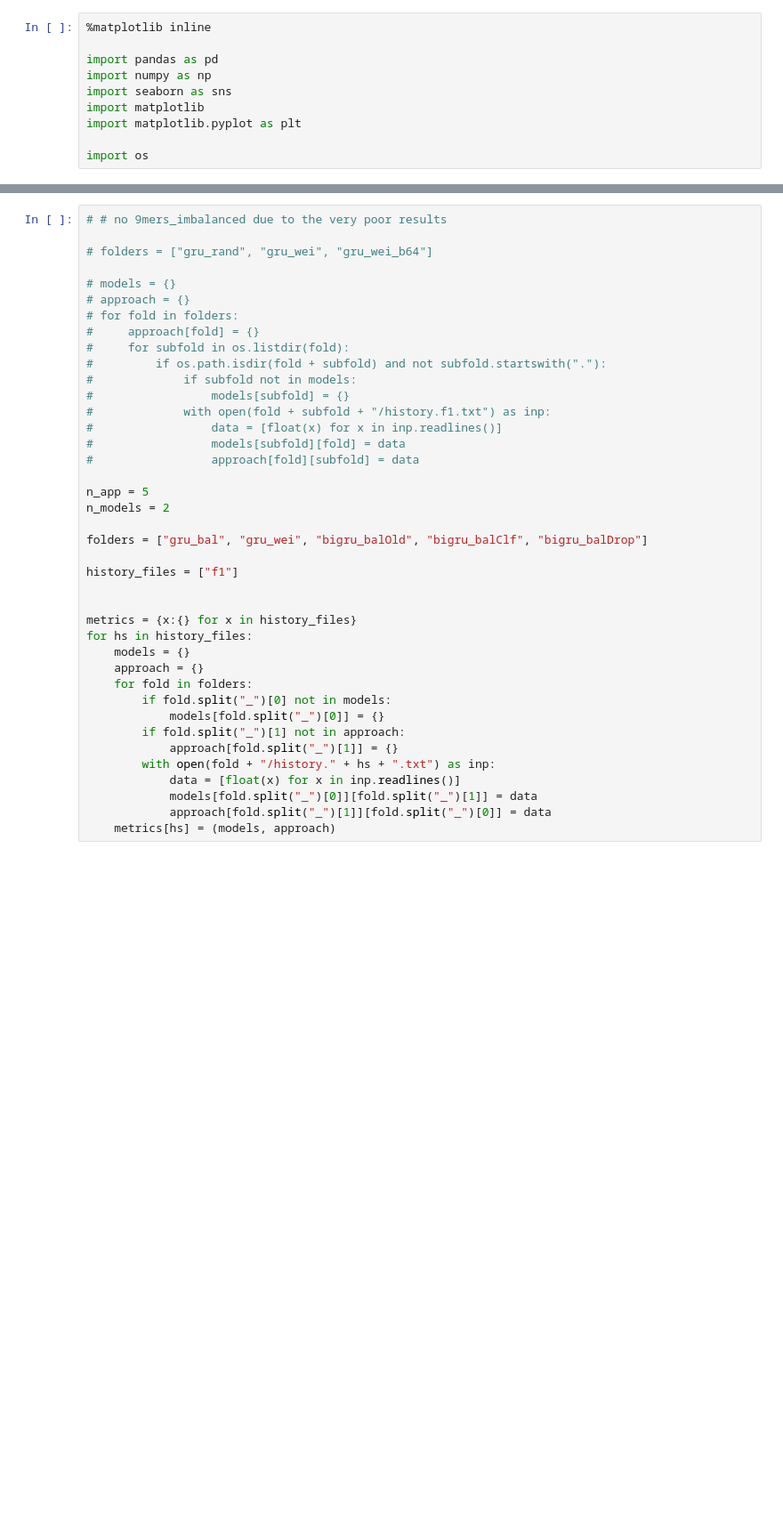
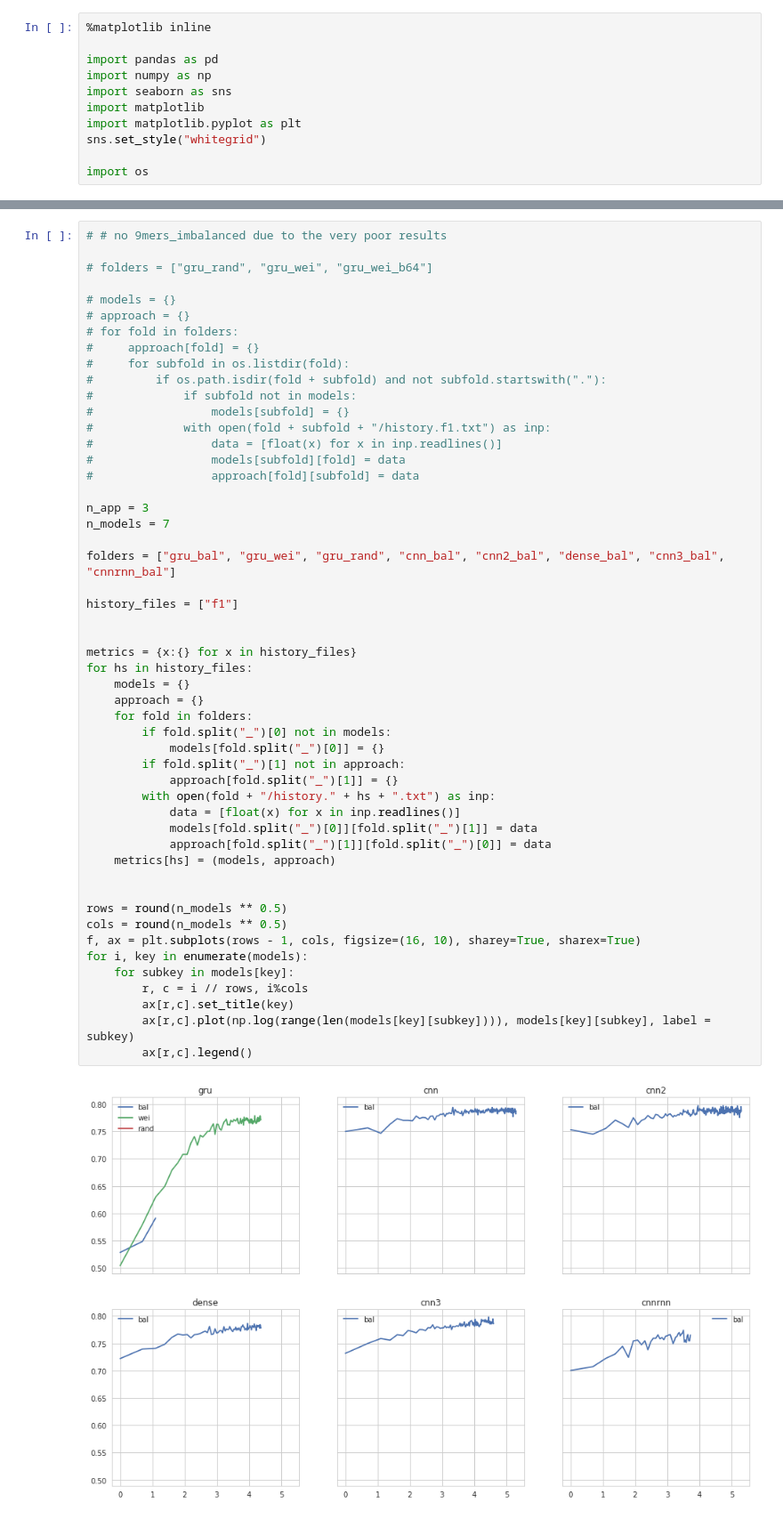
Before and after one commit to imminfo/mhc, a Jupyter notebook: models/overview.ipynb, the cells around one changed output, grey strips where cells are left out. Shown: that part at 89% size. Drawn from its saved outputs; the diff is of its cells as text; blank space fills up the shorter version.

Commit message:
more models

```diff
--- a/models/overview.ipynb
+++ b/models/overview.ipynb
@@ -6,5 +6,6 @@ import numpy as np
 import seaborn as sns
 import matplotlib
 import matplotlib.pyplot as plt
+sns.set_style("whitegrid")
 
 import os
@@ -22,33 +19,46 @@ plot_model(model_from_json("9mers_global_simple/9mers_balanced/cnn1/"), to_file=
 # for fold in folders:
 #     approach[fold] = {}
 #     for subfold in os.listdir(fold):
 #         if os.path.isdir(fold + subfold) and not subfold.startswith("."):
 #             if subfold not in models:
 #                 models[subfold] = {}
 #             with open(fold + subfold + "/history.f1.txt") as inp:
 #                 data = [float(x) for x in inp.readlines()]
 #                 models[subfold][fold] = data
 #                 approach[fold][subfold] = data
 
-n_app = 5
-n_models = 2
+n_app = 3
+n_models = 7
 
-folders = ["gru_bal", "gru_wei", "bigru_balOld", "bigru_balClf", "bigru_balDrop"]
+folders = ["gru_bal", "gru_wei", "gru_rand", "cnn_bal", "cnn2_bal", "dense_bal", "cnn3_bal", "cnnrnn_bal"]
 
 history_files = ["f1"]
 
 
 metrics = {x:{} for x in history_files}
 for hs in history_files:
     models = {}
     approach = {}
     for fold in folders:
         if fold.split("_")[0] not in models:
             models[fold.split("_")[0]] = {}
         if fold.split("_")[1] not in approach:
             approach[fold.split("_")[1]] = {}
         with open(fold + "/history." + hs + ".txt") as inp:
             data = [float(x) for x in inp.readlines()]
             models[fold.split("_")[0]][fold.split("_")[1]] = data
             approach[fold.split("_")[1]][fold.split("_")[0]] = data
     metrics[hs] = (models, approach)
+
+
+rows = round(n_models ** 0.5)
+cols = round(n_models ** 0.5)
+f, ax = plt.subplots(rows - 1, cols, figsize=(16, 10), sharey=True, sharex=True)
+for i, key in enumerate(models):
+    for subkey in models[key]:
+        r, c = i // rows, i%cols
+        ax[r,c].set_title(key)
+        ax[r,c].plot(np.log(range(len(models[key][subkey]))), models[key][subkey], label = subkey)
+        ax[r,c].legend()
+# %% [output]
+[figure, added]
```
Also changed, not shown: parts of 3 cells of this notebook, 16 other files.
